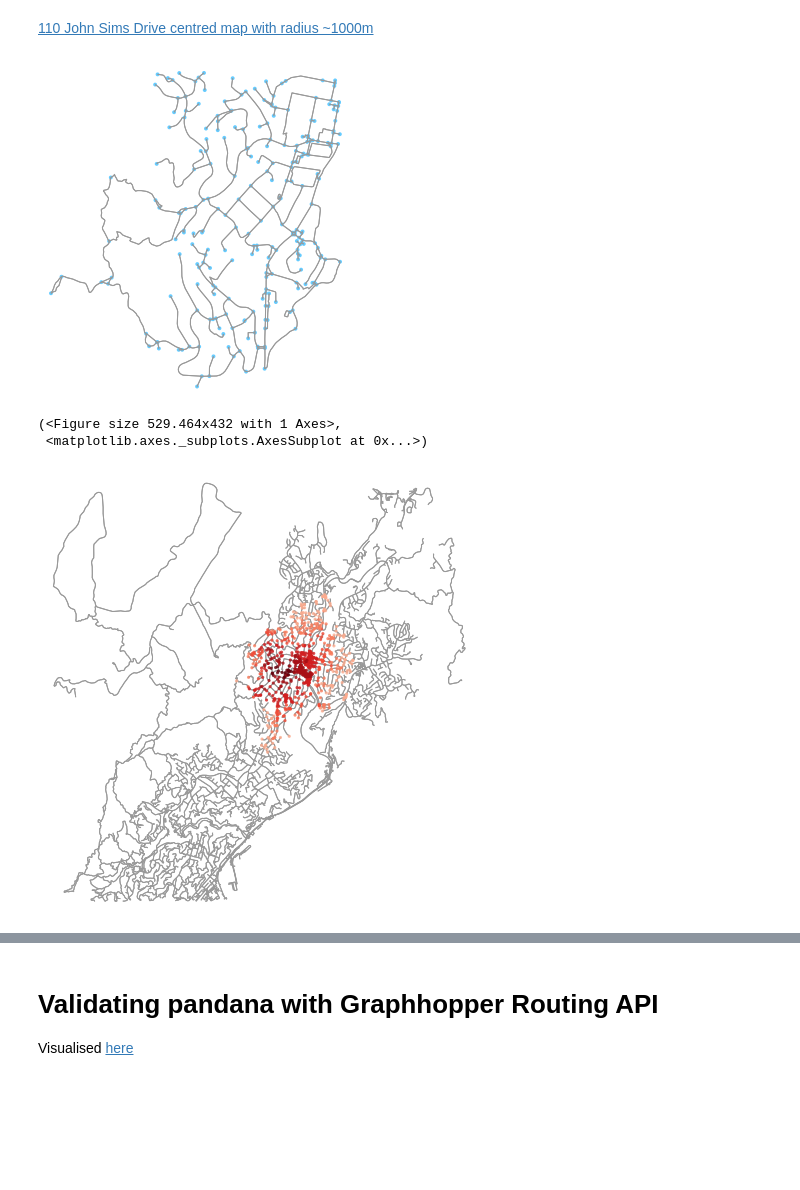
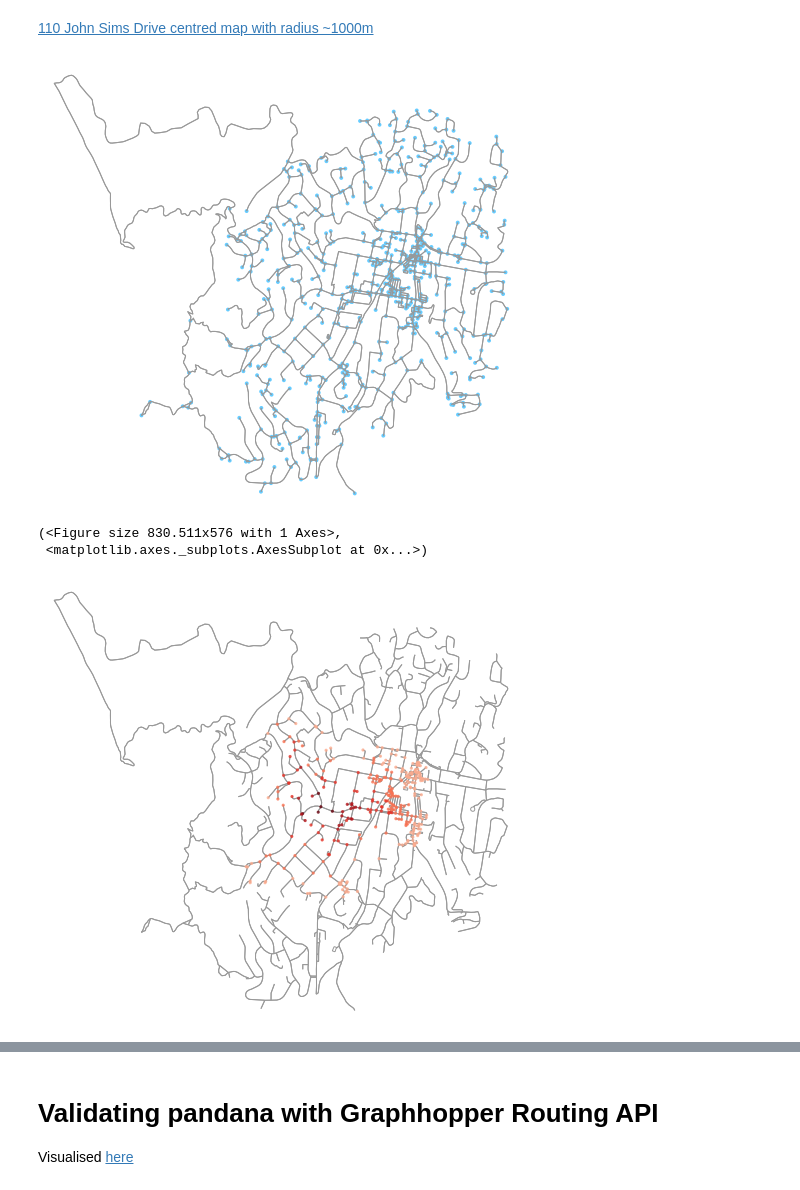
Before and after one commit to shriv/accessibility-series, a Jupyter notebook: Accounting for hills in accessibility analyses.ipynb, the cells around one changed output, grey strips where cells are left out. Drawn from its saved outputs; the diff is of its cells as text; code cells hidden in the pictures; blank space fills up the shorter version.

```diff
--- a/Accounting for hills in accessibility analyses.ipynb
+++ b/Accounting for hills in accessibility analyses.ipynb
@@ -462,9 +574,9 @@ fig, ax = ox.plot_graph(G, fig_height=8, node_color=nc, node_size=ns, node_alpha
 # %% [markdown]
 [110 John Sims Drive centred map with radius ~1000m](https://www.google.co.nz/maps/place/110+John+Sims+Dr,+Johnsonville,+Wellington+6037/@-41.2293256,174.7884295,1008m/data=!3m1!1e3!4m5!3m4!1s0x6d38ade99a925aa1:0x68fba1d12c2d8b01!8m2!3d-41.229301!4d174.7921832)
 # %%
-G_sub = ox.graph_from_point((-41.2292681, 174.7919818), distance=1000, network_type='walk')
-ox.plot_graph(G_sub)
+G_sub = ox.graph_from_point((wcc_playgrounds.ix[32]['lat'], wcc_playgrounds.ix[32]['lon']), distance=1500, network_type='walk')
+ox.plot_graph(G_sub, fig_height=8)
 # %% [output]
-[figure, old version]
+[figure, new version]
-(<Figure size 529.464x432 with 1 Axes>,
+(<Figure size 830.511x576 with 1 Axes>,
  <matplotlib.axes._subplots.AxesSubplot at 0x...>)
@@ -471,28 +632,15 @@ ox.plot_graph(G_sub)
 # %%
-G_sub = ox.graph_from_point((-41.2292681, 174.7919818), distance=5000, network_type='walk')
-
-# Add elevation values for the nodes in the OSMNX graph
-G_sub = ox.add_node_elevations(G_sub, api_key=google_elevation_api_key)
-
-# Generate an edge grade (inclination) with the elevations at the nodes
-G_sub = ox.add_edge_grades(G_sub)
-
-
-center_node = ox.get_nearest_node(G_sub, (wcc_playgrounds.ix[32]['lat'], wcc_playgrounds.ix[32]['lon']))
-
-trip_times = [5, 10, 15, 20, 25, 30]
-for u, v, k, data in G_sub.edges(data=True, keys=True):
-    data['time'] =  ut.hiking_time(data['grade'], data['length'], params_list=toblers)
+trip_times = [5, 10, 15, 20, 25]
 
 iso_colors = ox.get_colors(n=len(trip_times), cmap='Reds', start=0.3, return_hex=True)
 # color the nodes according to isochrone then plot the street network
 node_colors = {}
 for trip_time, color in zip(sorted(trip_times, reverse=True), iso_colors):
-    subgraph = nx.ego_graph(G_sub, center_node, radius=trip_time, distance='time')
+    subgraph = nx.ego_graph(G_sub2, center_node, radius=trip_time, distance='time')
     for node in subgraph.nodes():
         node_colors[node] = color
 nc = [node_colors[node] if node in node_colors else 'none' for node in G_sub.nodes()]
 ns = [10 if node in node_colors else 0 for node in G_sub.nodes()]
-fig, ax = ox.plot_graph(G_sub, fig_height=8, node_color=nc, node_size=ns, node_alpha=0.8, node_zorder=2)
+fig, ax = ox.plot_graph(G_sub2, fig_height=8, node_color=nc, node_size=ns, node_alpha=0.8, node_zorder=2)
 # %% [output]
-[figure, old version]
+[figure, new version]
```
Also changed, not shown: parts of 34 cells of this notebook.
